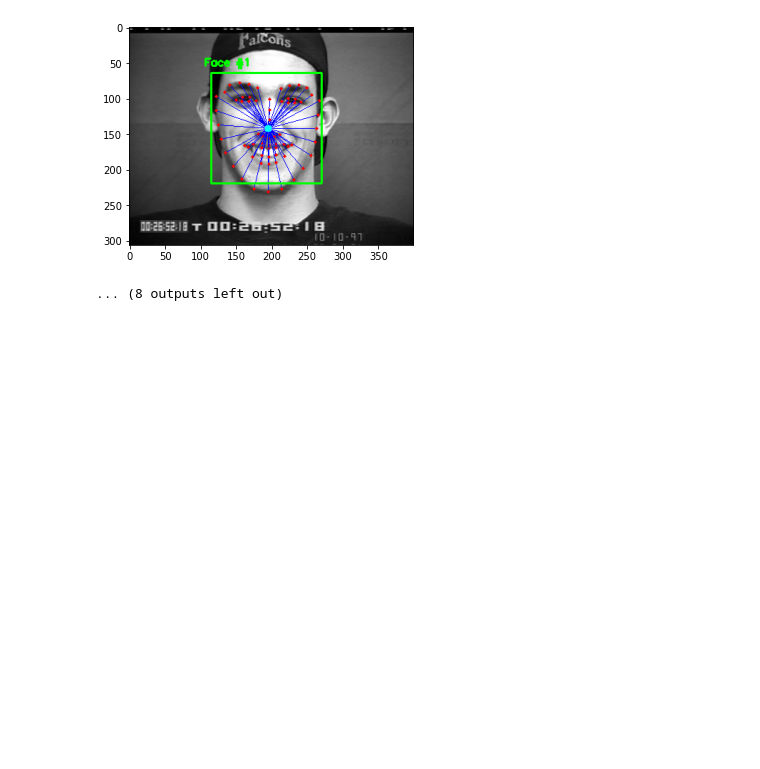
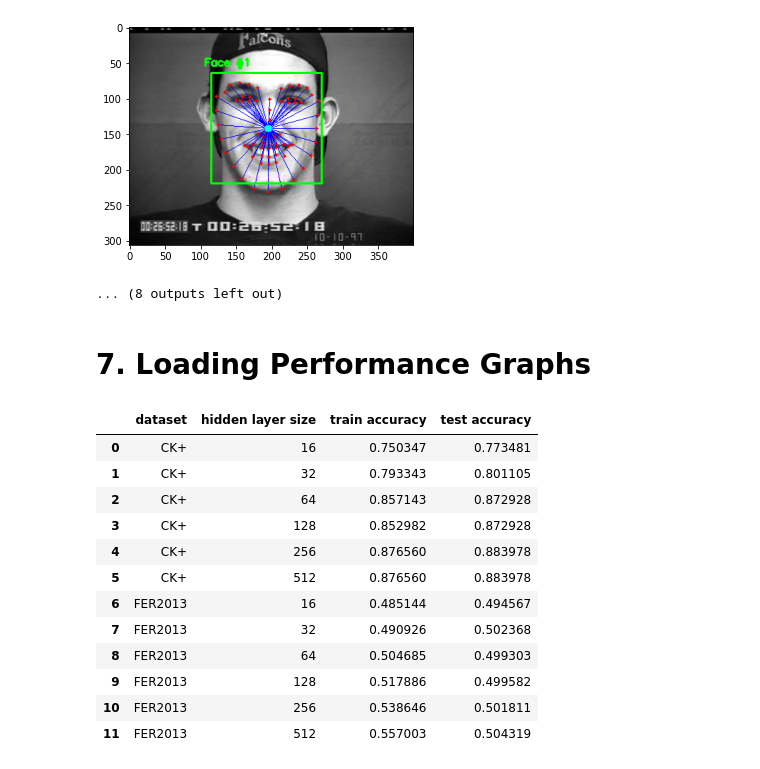
Before and after one commit to rachung2510/FYP70_SocialRobot, a Jupyter notebook: EmotionRecognition/training/model_torch_FCNN.ipynb, the cells around one changed output. Cells and saved outputs as stored; diff of their text form; code cells hidden in the pictures; blank space fills up the shorter version.

```diff
--- a/EmotionRecognition/training/model_torch_FCNN.ipynb
+++ b/EmotionRecognition/training/model_torch_FCNN.ipynb
@@ -474,3 +476,40 @@ A: fear, P(FCNN): fear, P(CNN): fear
 A: happiness, P(FCNN): happiness, P(CNN): fear
 [figure]
 ... (8 outputs left out)
+# %% [markdown]
+# 7. Loading Performance Graphs
+# %%
+hidden_layer_sizes = [16, 32, 64, 128, 256, 512]
+# %%
+train_accs, test_accs, = [], []
+for i in range(2):
+    model_path = '../models/FCNN_state_dicts/fer/' if i else '../models/FCNN_state_dicts/ck/'
+    for hls in hidden_layer_sizes:
+        state = torch.load(model_path + 'FCNN_norm_%d.pt'%hls, map_location='cpu')
+        test_acc = [x['test_acc'] for x in state['history']]
+        train_acc = [x['train_acc'] for x in state['history']]
+        train_accs.append(max(train_acc))
+        test_accs.append(max(test_acc))
+# %%
+eval_df = pd.DataFrame({
+    'dataset': ['CK+']*6 + ['FER2013']*6,
+    'hidden layer size': hidden_layer_sizes*2,
+    'train accuracy': train_accs,
+    'test accuracy': test_accs,
+})
+# eval_df.set_index('hidden layer size', inplace=True)
+display(eval_df)
+# %% [output]
+|  | dataset | hidden layer size | train accuracy | test accuracy |
+| 0 | CK+ | 16 | 0.750347 | 0.773481 |
+| 1 | CK+ | 32 | 0.793343 | 0.801105 |
+| 2 | CK+ | 64 | 0.857143 | 0.872928 |
+| 3 | CK+ | 128 | 0.852982 | 0.872928 |
+| 4 | CK+ | 256 | 0.876560 | 0.883978 |
+| 5 | CK+ | 512 | 0.876560 | 0.883978 |
+| 6 | FER2013 | 16 | 0.485144 | 0.494567 |
+| 7 | FER2013 | 32 | 0.490926 | 0.502368 |
+| 8 | FER2013 | 64 | 0.504685 | 0.499303 |
+| 9 | FER2013 | 128 | 0.517886 | 0.499582 |
+| 10 | FER2013 | 256 | 0.538646 | 0.501811 |
+| 11 | FER2013 | 512 | 0.557003 | 0.504319 |
```
Also changed, not shown: parts of 4 cells of this notebook, 2 other files.
